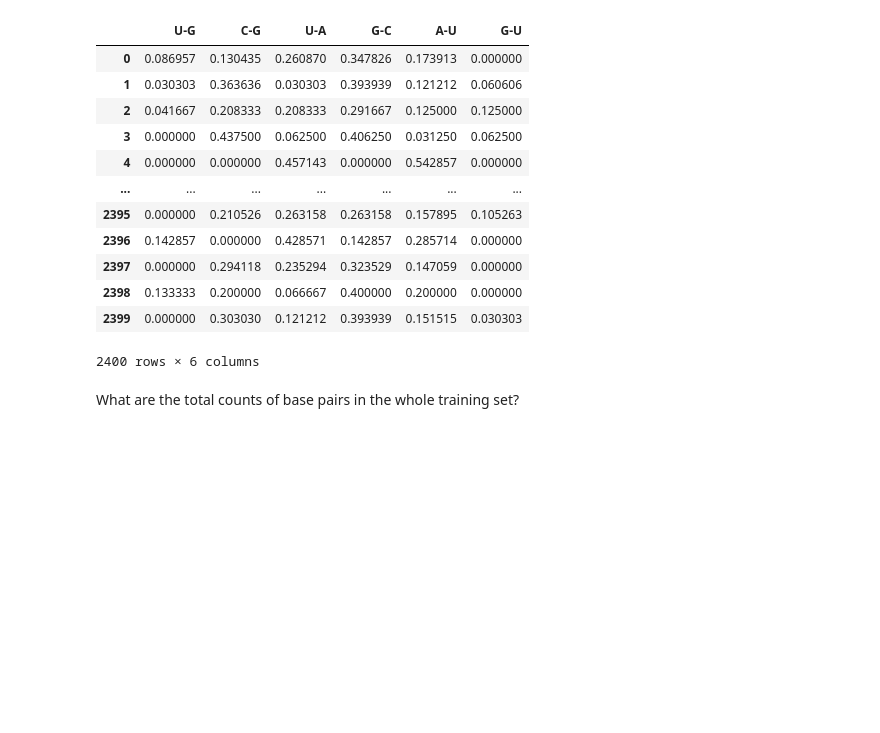
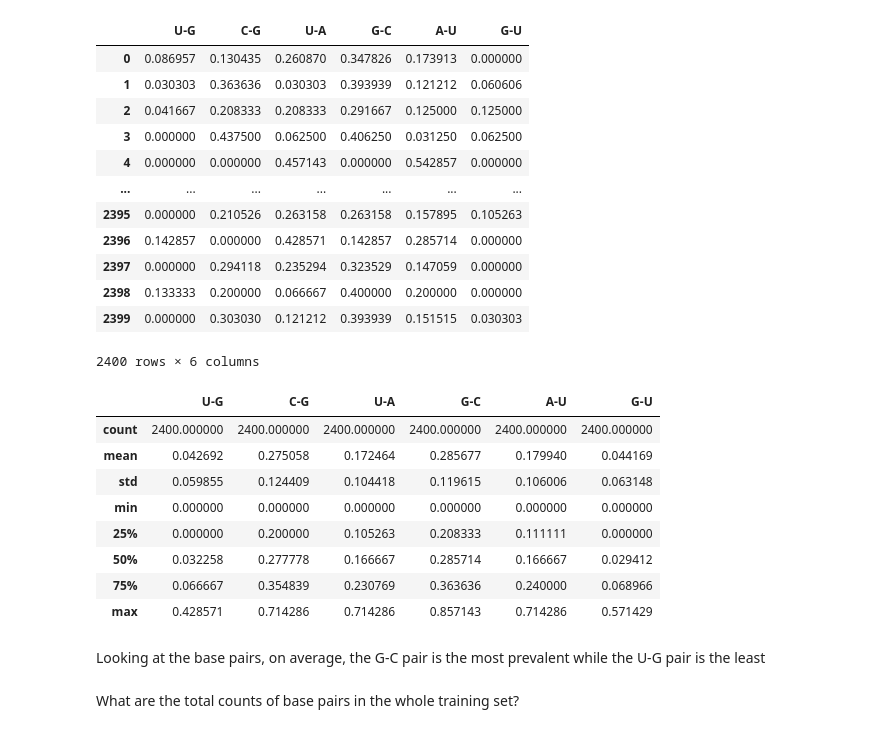
Before and after one commit to bruce-lam/W207_Final_Zhu_Yu_Lam, a Jupyter notebook: W207 Final Project Yu_ Zhu_ Lam.ipynb, the cells around one changed output. Cells and saved outputs as stored; diff of their text form; code cells hidden in the pictures; blank space fills up the shorter version.

```diff
--- a/W207 Final Project Yu_ Zhu_ Lam.ipynb
+++ b/W207 Final Project Yu_ Zhu_ Lam.ipynb
@@ -248,6 +264,23 @@ pairs
 | 2398 | 0.133333 | 0.200000 | 0.066667 | 0.400000 | 0.200000 | 0.000000 |
 | 2399 | 0.000000 | 0.303030 | 0.121212 | 0.393939 | 0.151515 | 0.030303 |
 2400 rows × 6 columns
+# %%
+include =['object', 'float', 'int']
+pair_summary = pairs.describe(include = include)
+
+pair_summary
+# %% [output]
+|  | U-G | C-G | U-A | G-C | A-U | G-U |
+| count | 2400.000000 | 2400.000000 | 2400.000000 | 2400.000000 | 2400.000000 | 2400.000000 |
+| mean | 0.042692 | 0.275058 | 0.172464 | 0.285677 | 0.179940 | 0.044169 |
+| std | 0.059855 | 0.124409 | 0.104418 | 0.119615 | 0.106006 | 0.063148 |
+| min | 0.000000 | 0.000000 | 0.000000 | 0.000000 | 0.000000 | 0.000000 |
+| 25% | 0.000000 | 0.200000 | 0.105263 | 0.208333 | 0.111111 | 0.000000 |
+| 50% | 0.032258 | 0.277778 | 0.166667 | 0.285714 | 0.166667 | 0.029412 |
+| 75% | 0.066667 | 0.354839 | 0.230769 | 0.363636 | 0.240000 | 0.068966 |
+| max | 0.428571 | 0.714286 | 0.714286 | 0.857143 | 0.714286 | 0.571429 |
+# %% [markdown]
+Looking at the base pairs, on average, the G-C pair is the most prevalent while the U-G pair is the least
 # %% [markdown]
 What are the total counts of base pairs in the whole training set?
 # %%
```
Also changed, not shown: parts of 11 cells of this notebook.
